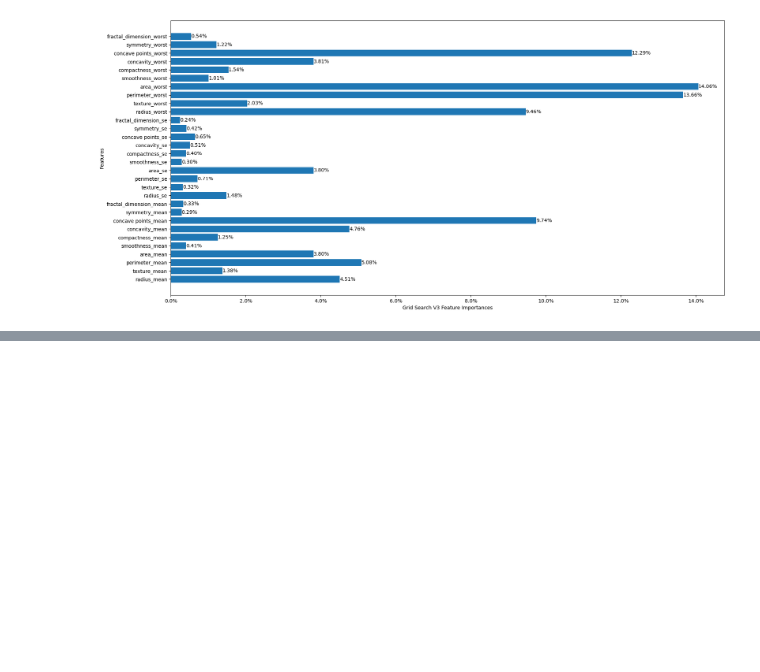
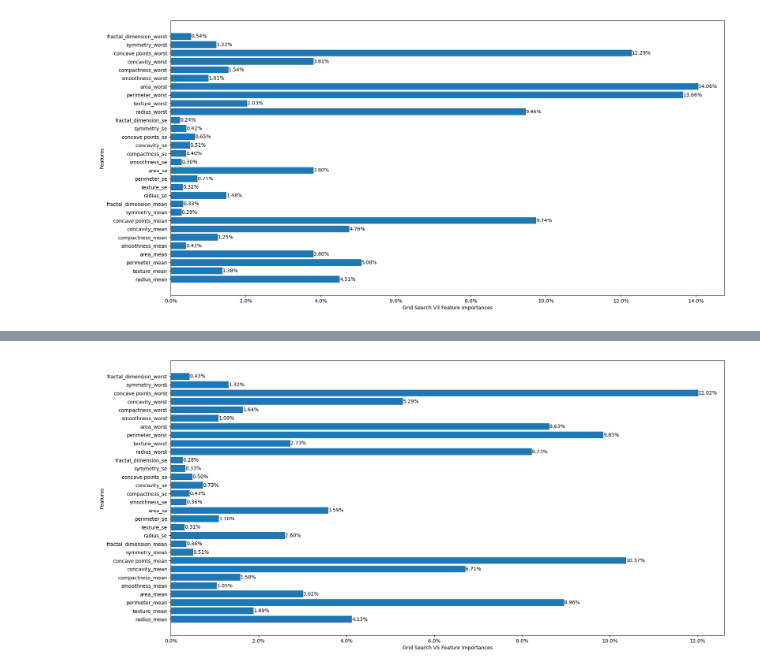
Before and after one commit to m-liv/bc-project, a Jupyter notebook: decision_tree.ipynb, the cells around one changed output, grey strips where cells are left out. Saved outputs shown, nothing was run; the diff lists cells and outputs as text; code cells hidden in the pictures; blank space fills up the shorter version.

```diff
--- a/decision_tree.ipynb
+++ b/decision_tree.ipynb
@@ -290,0 +340,4 @@ plot_feature_importances(v3rf, "Grid Search V3 Feature Importances")
+# %%
+plot_feature_importances(v5rf, "Grid Search V5 Feature Importances")
+# %% [output]
+[figure, added]
```
Also changed, not shown: parts of 9 cells of this notebook.
